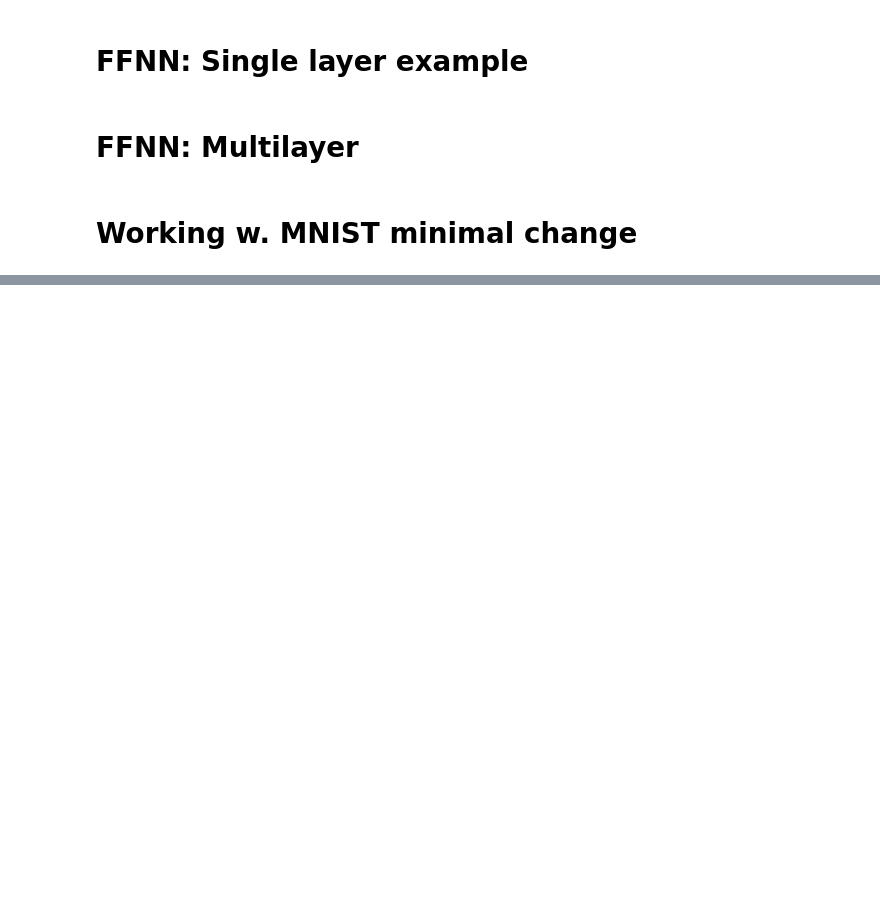
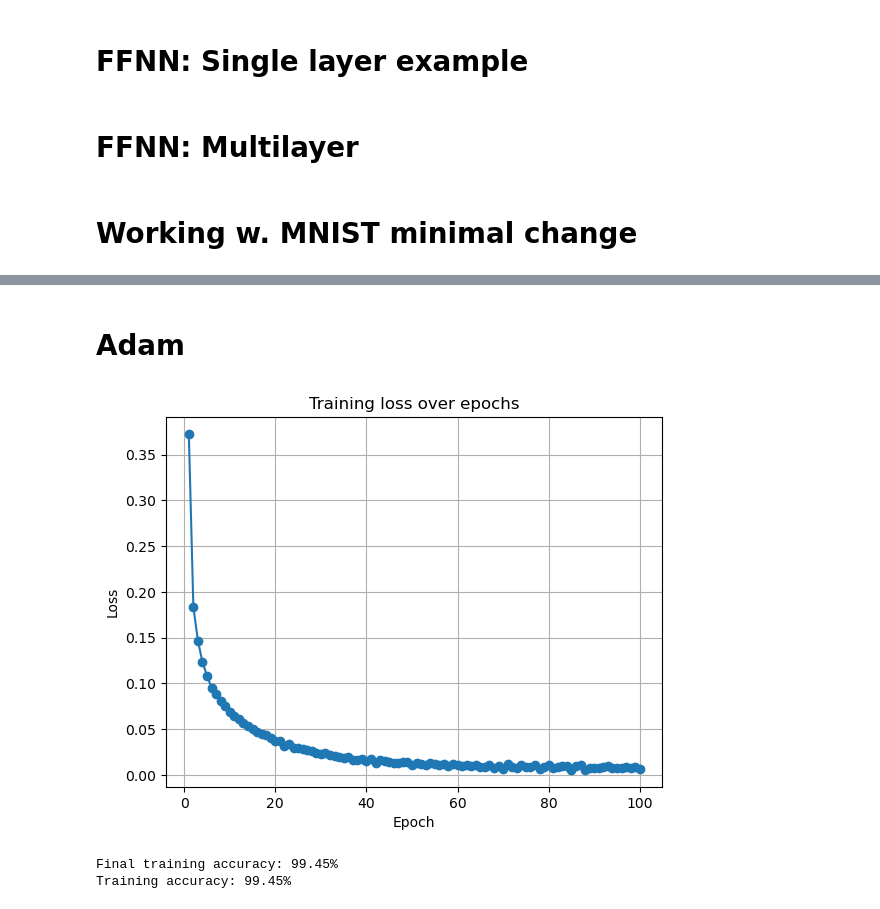
Before and after one commit to Aaboe97/02456---Project, a Jupyter notebook: Project start up .ipynb, the cells around one changed output, grey strips where cells are left out. Drawn from its saved outputs; the diff is of its cells as text; code cells hidden in the pictures; blank space fills up the shorter version.

```diff
--- a/Project start up .ipynb
+++ b/Project start up .ipynb
@@ -375,0 +403,59 @@ print(f"Test Accuracy: {accuracy * 100:.2f}%")
+# %% [markdown]
+# Adam
+# %%
+# 1. Imports
+import numpy as np
+from Adam import train_ffnn, predict, accuracy  # uses your module
+
+# 2. Load your data (example using keras; use your own loader if you already have one)
+from tensorflow.keras.datasets import mnist
+from tensorflow.keras.utils import to_categorical
+
+(x_train, y_train), _ = mnist.load_data()
+X_train = x_train.reshape(-1, 28*28).astype("float32") / 255.0
+T_train = to_categorical(y_train, num_classes=10)
+
+print("X_train shape:", X_train.shape)
+print("T_train shape:", T_train.shape)
+
+# 3. Choose optimizer via flag
+USE_ADAM = True   # False -> plain gradient descent
+                  # True  -> uses Adam
+
+# 4. Define architecture
+dims = [X_train.shape[1], 32, 16, T_train.shape[1]]  # [784, 32, 16, 10]
+
+# 5. Train
+W, losses = train_ffnn(
+    X_train,
+    T_train,
+    dims,
+    epochs=100,
+    lr=1e-3,
+    batch_size=32,
+    use_adam=USE_ADAM,
+    plot=True,
+)
+
+# 6. (optional) reuse W, predict, accuracy here on train/val/test sets
+# Training accuracy
+X_col = X_train.T          # (D, N)
+T_col = T_train.T          # (C, N)
+train_acc = accuracy(X_col, T_col, W) * 100
+print(f"Training accuracy: {train_acc:.2f}%")
+
+
+# if we have a sperate teste set:
+# Suppose X_test, T_test (one-hot) are defined
+
+# test_acc = accuracy(X_test.T, T_test.T, W) * 100
+# print(f"Test accuracy: {test_acc:.2f}%")
+
+
+# And to get predictions for some samples:
+
+# y_pred = predict(X_test.T, W)   # predicted digit for each test image
+# %% [output]
+[figure, added]
+Final training accuracy: 99.45%
+Training accuracy: 99.45%
```
Also changed, not shown: parts of 2 cells of this notebook.
